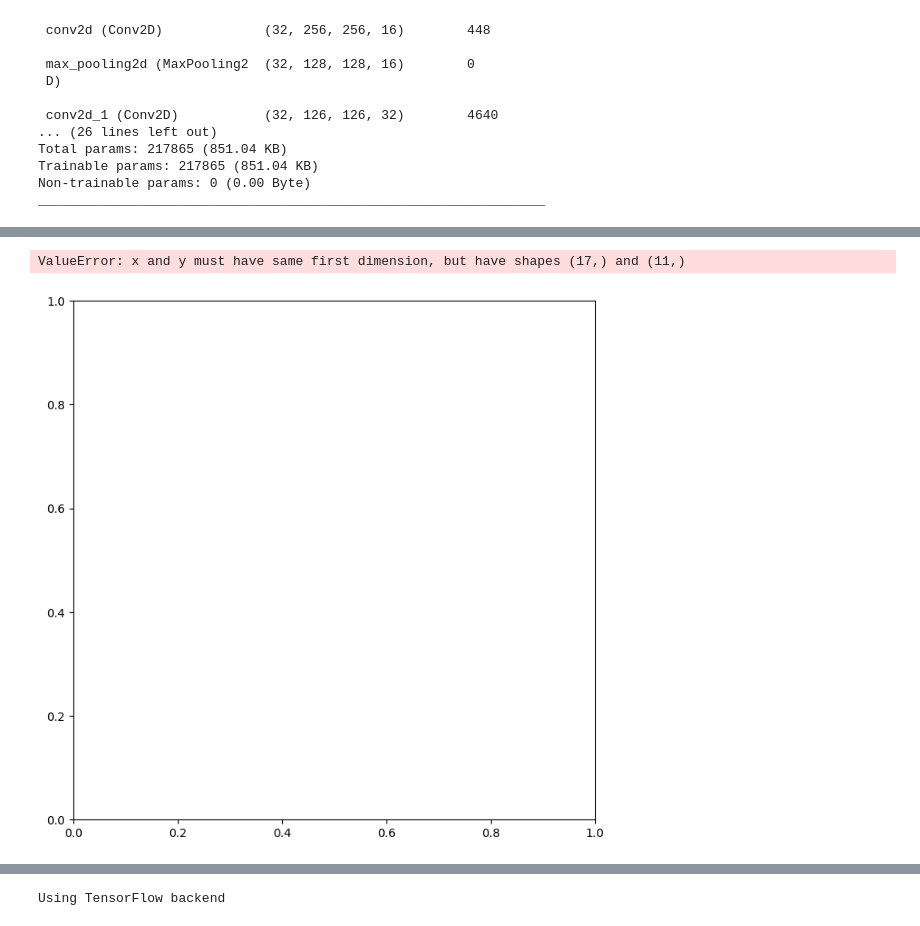
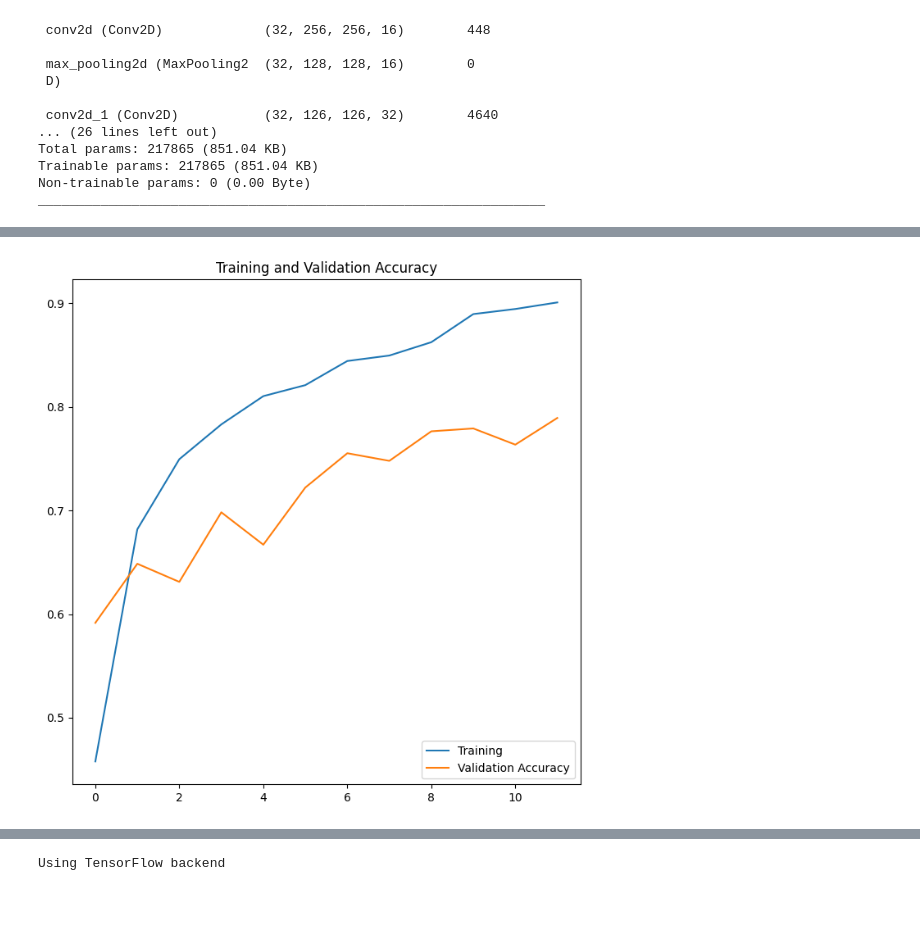
Before and after one commit to Pheoxis/PlantDisease, a Jupyter notebook: training_models/struktura_modelu.ipynb, the cells around one changed output, grey strips where cells are left out. Saved outputs shown, nothing was run; the diff lists cells and outputs as text; code cells hidden in the pictures.

```diff
--- a/training_models/struktura_modelu.ipynb
+++ b/training_models/struktura_modelu.ipynb
@@ -226,12 +253,11 @@ loss=history.history['loss']
 val_loss=history.history['val_loss']
 # %%
 plt.figure(figsize=(8,8))
-plt.plot(range(17), acc, label='Training')
-plt.plot(range(17),val_acc, label='Validation Accuracy')
+plt.plot(range(12), acc, label='Training')
+plt.plot(range(12),val_acc, label='Validation Accuracy')
 plt.legend(loc='lower right')
 plt.title('Training and Validation Accuracy')
 plt.show()
 # %% [output]
-ValueError: x and y must have same first dimension, but have shapes (17,) and (11,)
-[figure, old version]
+[figure, new version]
 # %%
```
Also changed, not shown: parts of 15 cells of this notebook.
